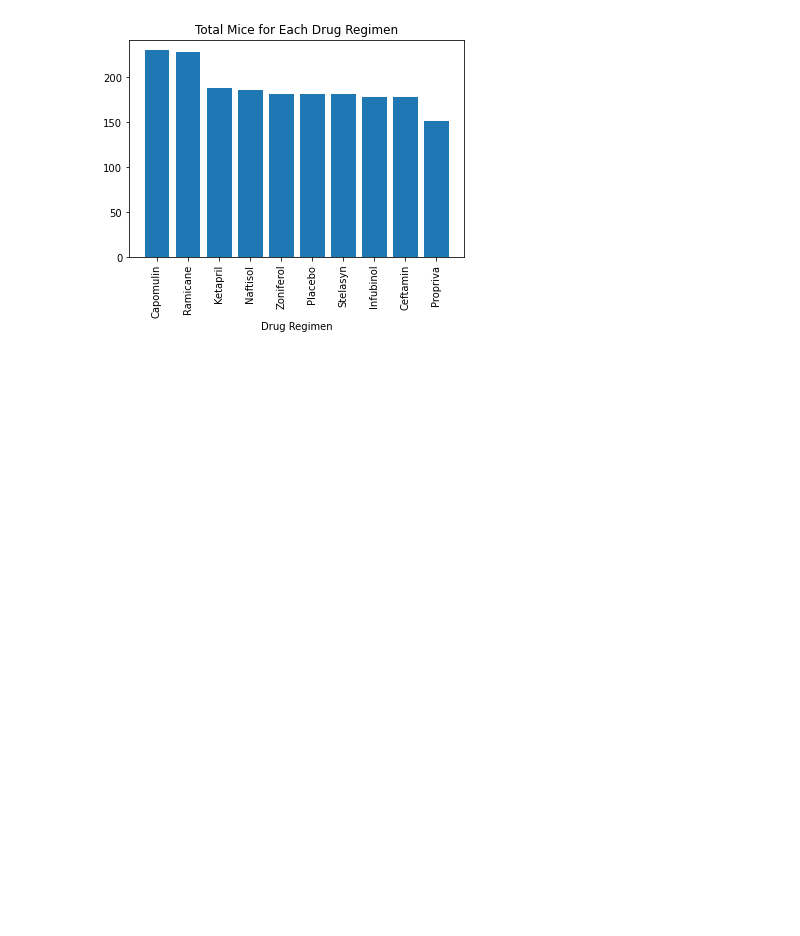
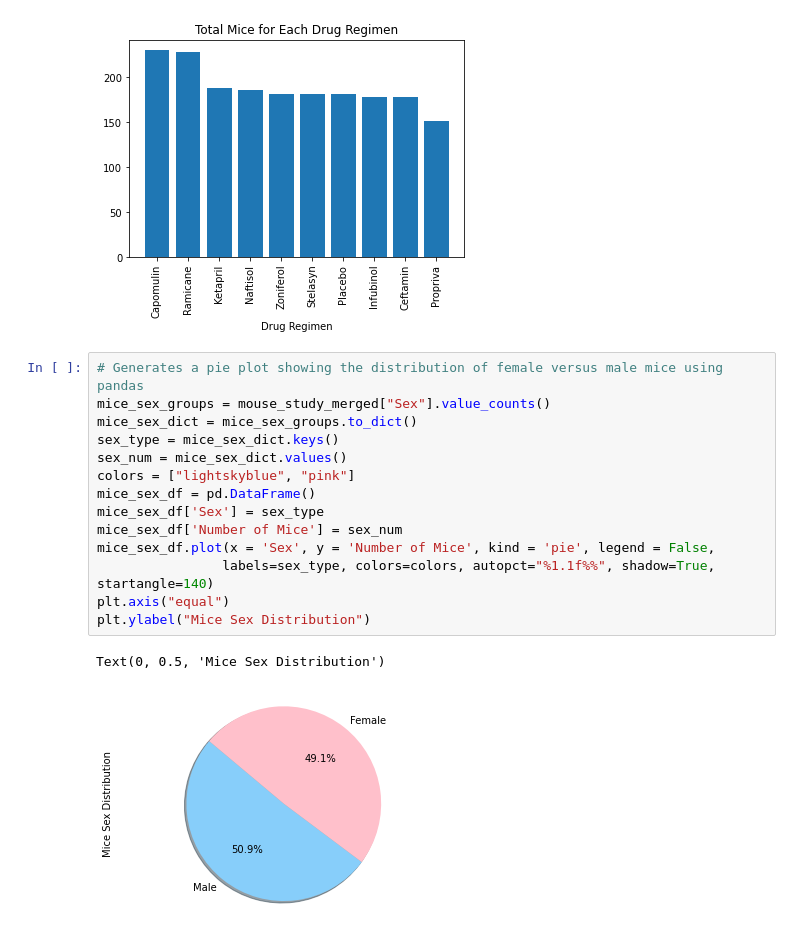
Before and after one commit to doublealogic/matplotlib-challenge, a Jupyter notebook: Pymaceuticals/main.ipynb, the cells around one changed output. Cells and saved outputs as stored; diff of their text form; blank space fills up the shorter version.

Commit message:
Added pie plots to notebook

```diff
--- a/Pymaceuticals/main.ipynb
+++ b/Pymaceuticals/main.ipynb
@@ -134,4 +134,21 @@ plt.xlabel("Drug Regimen")
 # %% [output]
 Text(0.5, 0, 'Drug Regimen')
 [figure]
+# %%
+# Generates a pie plot showing the distribution of female versus male mice using pandas
+mice_sex_groups = mouse_study_merged["Sex"].value_counts()
+mice_sex_dict = mice_sex_groups.to_dict()
+sex_type = mice_sex_dict.keys()
+sex_num = mice_sex_dict.values()
+colors = ["lightskyblue", "pink"]
+mice_sex_df = pd.DataFrame()
+mice_sex_df['Sex'] = sex_type
+mice_sex_df['Number of Mice'] = sex_num
+mice_sex_df.plot(x = 'Sex', y = 'Number of Mice', kind = 'pie', legend = False,
+                labels=sex_type, colors=colors, autopct="%1.1f%%", shadow=True, startangle=140)
+plt.axis("equal")
+plt.ylabel("Mice Sex Distribution")
+# %% [output]
+Text(0, 0.5, 'Mice Sex Distribution')
+[figure, added]
 # %%
```
Also changed, not shown: parts of 3 cells of this notebook.
